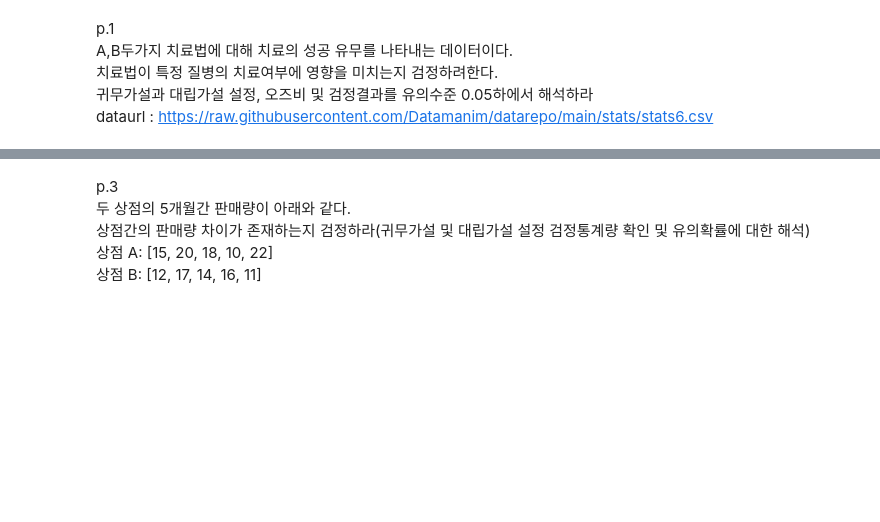
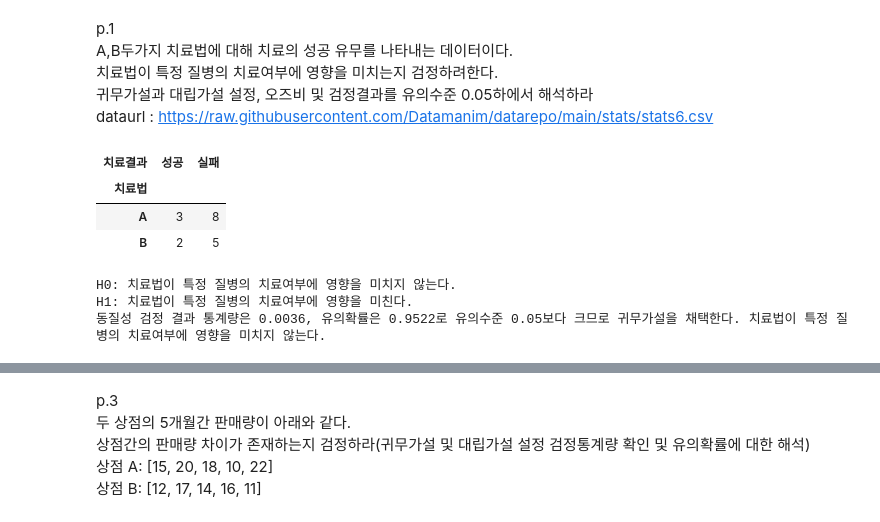
Before and after one commit to kjh8331267/ADP_Study, a Jupyter notebook: stats_adp31_jhkim.ipynb, the cells around one changed output, grey strips where cells are left out. Drawn from its saved outputs; the diff is of its cells as text; code cells hidden in the pictures; blank space fills up the shorter version.

```diff
--- a/stats_adp31_jhkim.ipynb
+++ b/stats_adp31_jhkim.ipynb
@@ -706,6 +1101,26 @@ A,B두가지 치료법에 대해 치료의 성공 유무를 나타내는 데이
 치료법이 특정 질병의 치료여부에 영향을 미치는지 검정하려한다.
 귀무가설과 대립가설 설정, 오즈비 및 검정결과를 유의수준 0.05하에서 해석하라
 dataurl : https://raw.githubusercontent.com/Datamanim/datarepo/main/stats/stats6.csv
+# %%
+import pandas as pd
+from scipy import stats
+df = pd.read_csv('https://raw.githubusercontent.com/Datamanim/datarepo/main/stats/stats6.csv')
+t = pd.crosstab(df.치료법, df.치료결과)
+
+stats, pvalue, dof, exp_freq = stats.chi2_contingency(t, correction = False)
+display(t)
+print('H0: 치료법이 특정 질병의 치료여부에 영향을 미치지 않는다.')
+print('H1: 치료법이 특정 질병의 치료여부에 영향을 미친다.')
+print('동질성 검정 결과 통계량은 {:.4f}, 유의확률은 {:.4f}로 유의수준 0.05보다 크므로 귀무가설을 채택한다. 치료법이 특정 질병의 치료여부에 영향을 미치지 않는다.'
+      .format(stats, pvalue))
+# %% [output]
+| 치료결과 | 성공 | 실패 |
+| 치료법 |  |  |
+| A | 3 | 8 |
+| B | 2 | 5 |
+H0: 치료법이 특정 질병의 치료여부에 영향을 미치지 않는다.
+H1: 치료법이 특정 질병의 치료여부에 영향을 미친다.
+동질성 검정 결과 통계량은 0.0036, 유의확률은 0.9522로 유의수준 0.05보다 크므로 귀무가설을 채택한다. 치료법이 특정 질병의 치료여부에 영향을 미치지 않는다.
 # %% [markdown]
 p.2
 어떤 광고 방법(A와 B)의 전환율을 확인하기 위해 200명 유저그룹에 두 번의 광고를 노출한 후 전환 여부를 조사하였습니다.
```
Also changed, not shown: parts of 32 cells of this notebook, 1 other file.
